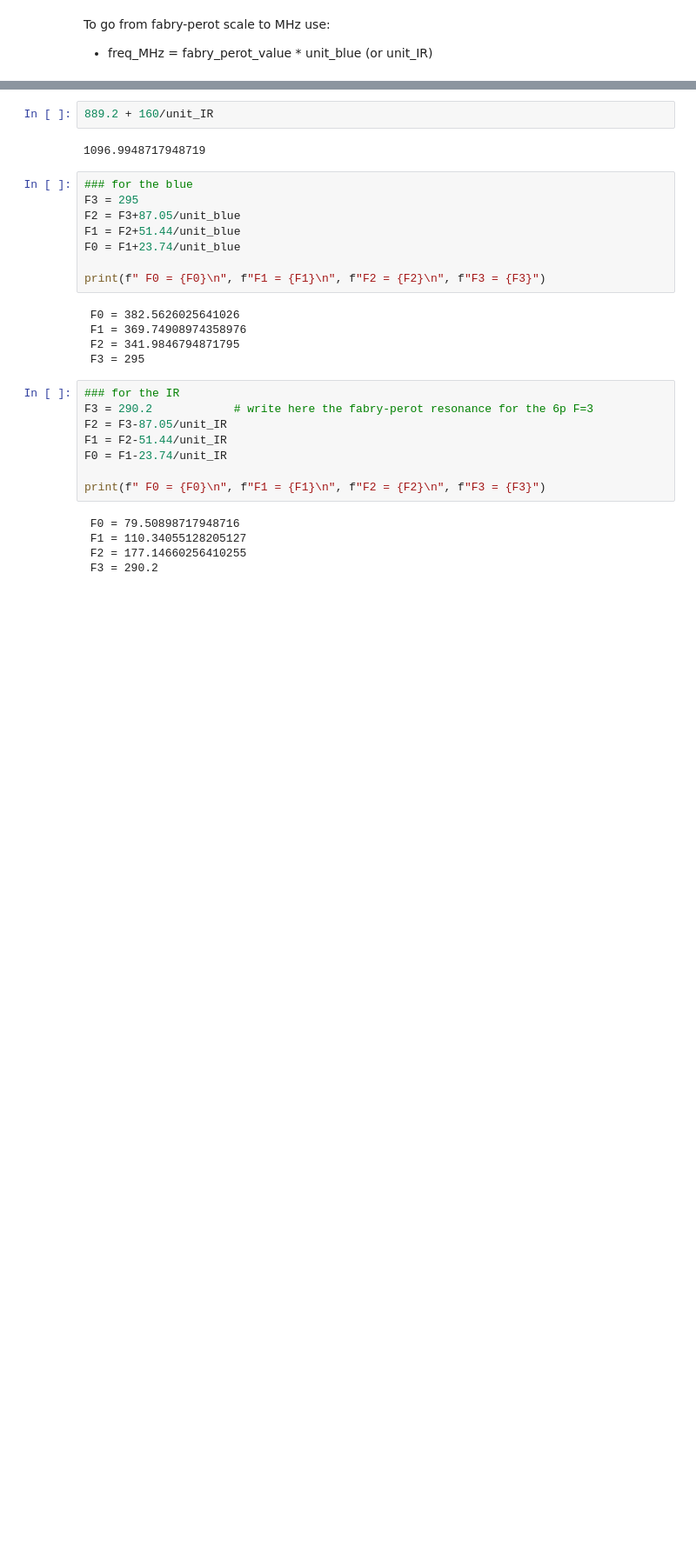
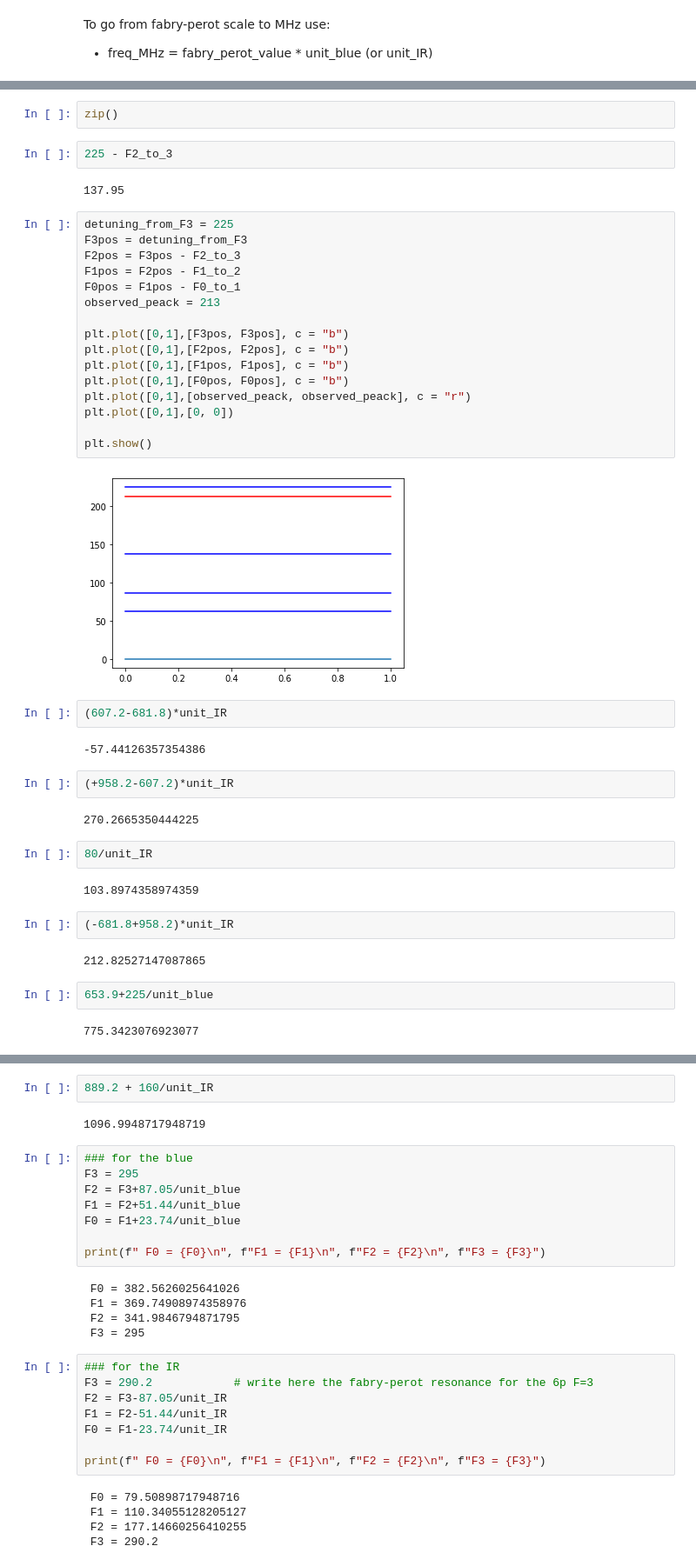
Before and after one commit to Valerio-Amico/Lab-Rydberg, a Jupyter notebook: fabry-perot/from_au_to_mhz.ipynb, the cells around one changed output, grey strips where cells are left out. Shown: that part at 87% size. Saved outputs shown, nothing was run; the diff lists cells and outputs as text; blank space fills up the shorter version.

Commit message:
peacks calculus added on from_au_to_mhz

```diff
--- a/fabry-perot/from_au_to_mhz.ipynb
+++ b/fabry-perot/from_au_to_mhz.ipynb
@@ -23,0 +246,44 @@ new lue :  489
+# %%
+zip()
+# %%
+225 - F2_to_3
+# %% [output]
+137.95
+# %%
+detuning_from_F3 = 225
+F3pos = detuning_from_F3
+F2pos = F3pos - F2_to_3
+F1pos = F2pos - F1_to_2
+F0pos = F1pos - F0_to_1
+observed_peack = 213
+
+plt.plot([0,1],[F3pos, F3pos], c = "b")
+plt.plot([0,1],[F2pos, F2pos], c = "b")
+plt.plot([0,1],[F1pos, F1pos], c = "b")
+plt.plot([0,1],[F0pos, F0pos], c = "b")
+plt.plot([0,1],[observed_peack, observed_peack], c = "r")
+plt.plot([0,1],[0, 0])
+
+plt.show()
+# %% [output]
+[figure, added]
+# %%
+(607.2-681.8)*unit_IR
+# %% [output]
+-57.44126357354386
+# %%
+(+958.2-607.2)*unit_IR
+# %% [output]
+270.2665350444225
+# %%
+80/unit_IR
+# %% [output]
+103.8974358974359
+# %%
+(-681.8+958.2)*unit_IR
+# %% [output]
+212.82527147087865
+# %%
+653.9+225/unit_blue
+# %% [output]
+775.3423076923077
```
Also changed, not shown: parts of 19 cells of this notebook, 5 other files.
